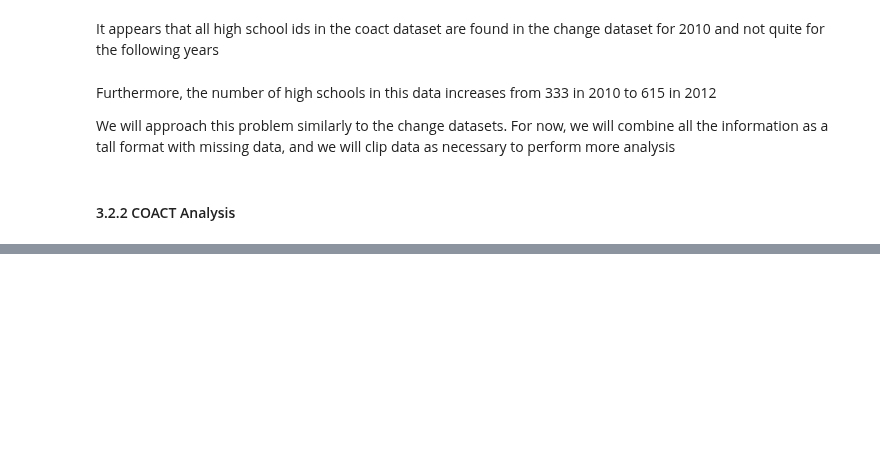
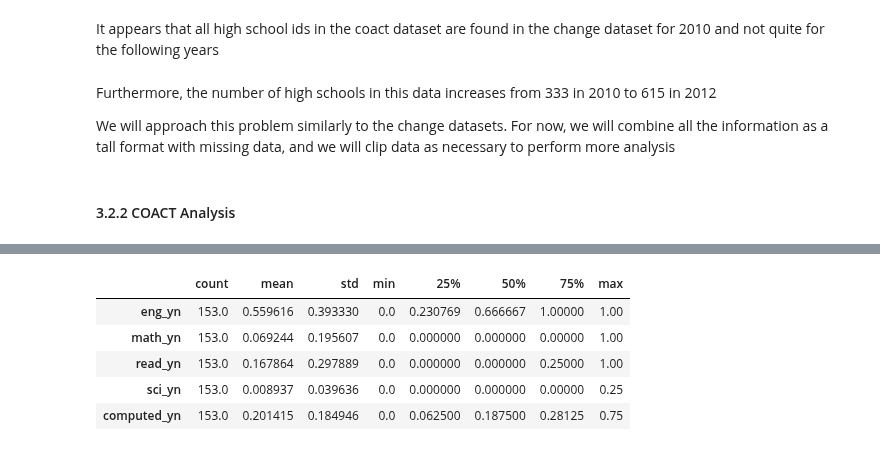
Before and after one commit to clewis53/CaeleyLewis-Capstone2-StoryOfColoradoEducation, a Jupyter notebook: notebooks/0.2-EDA.ipynb, the cells around one changed output, grey strips where cells are left out. Saved outputs shown, nothing was run; the diff lists cells and outputs as text; code cells hidden in the pictures; blank space fills up the shorter version.

```diff
--- a/notebooks/0.2-EDA.ipynb
+++ b/notebooks/0.2-EDA.ipynb
@@ -1014,0 +1050,9 @@ coact.groupby('year')[['eng_yn','math_yn','read_yn','sci_yn']].describe().T
+# %%
+coact_by_dist.describe().T
+# %% [output]
+|  | count | mean | std | min | 25% | 50% | 75% | max |
+| eng_yn | 153.0 | 0.559616 | 0.393330 | 0.0 | 0.230769 | 0.666667 | 1.00000 | 1.00 |
+| math_yn | 153.0 | 0.069244 | 0.195607 | 0.0 | 0.000000 | 0.000000 | 0.00000 | 1.00 |
+| read_yn | 153.0 | 0.167864 | 0.297889 | 0.0 | 0.000000 | 0.000000 | 0.25000 | 1.00 |
+| sci_yn | 153.0 | 0.008937 | 0.039636 | 0.0 | 0.000000 | 0.000000 | 0.00000 | 0.25 |
+| computed_yn | 153.0 | 0.201415 | 0.184946 | 0.0 | 0.062500 | 0.187500 | 0.28125 | 0.75 |
```
Also changed, not shown: parts of 8 cells of this notebook.
